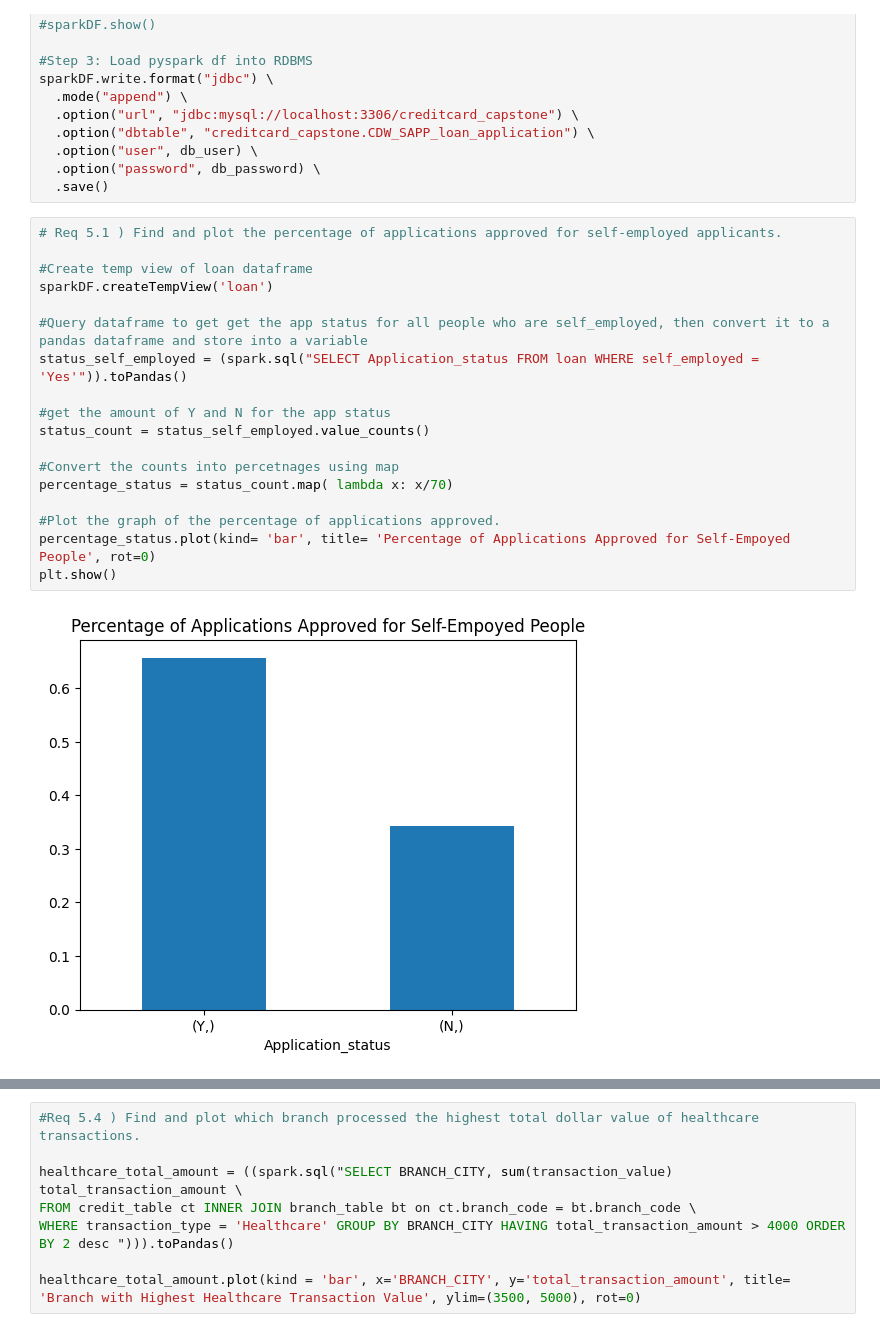
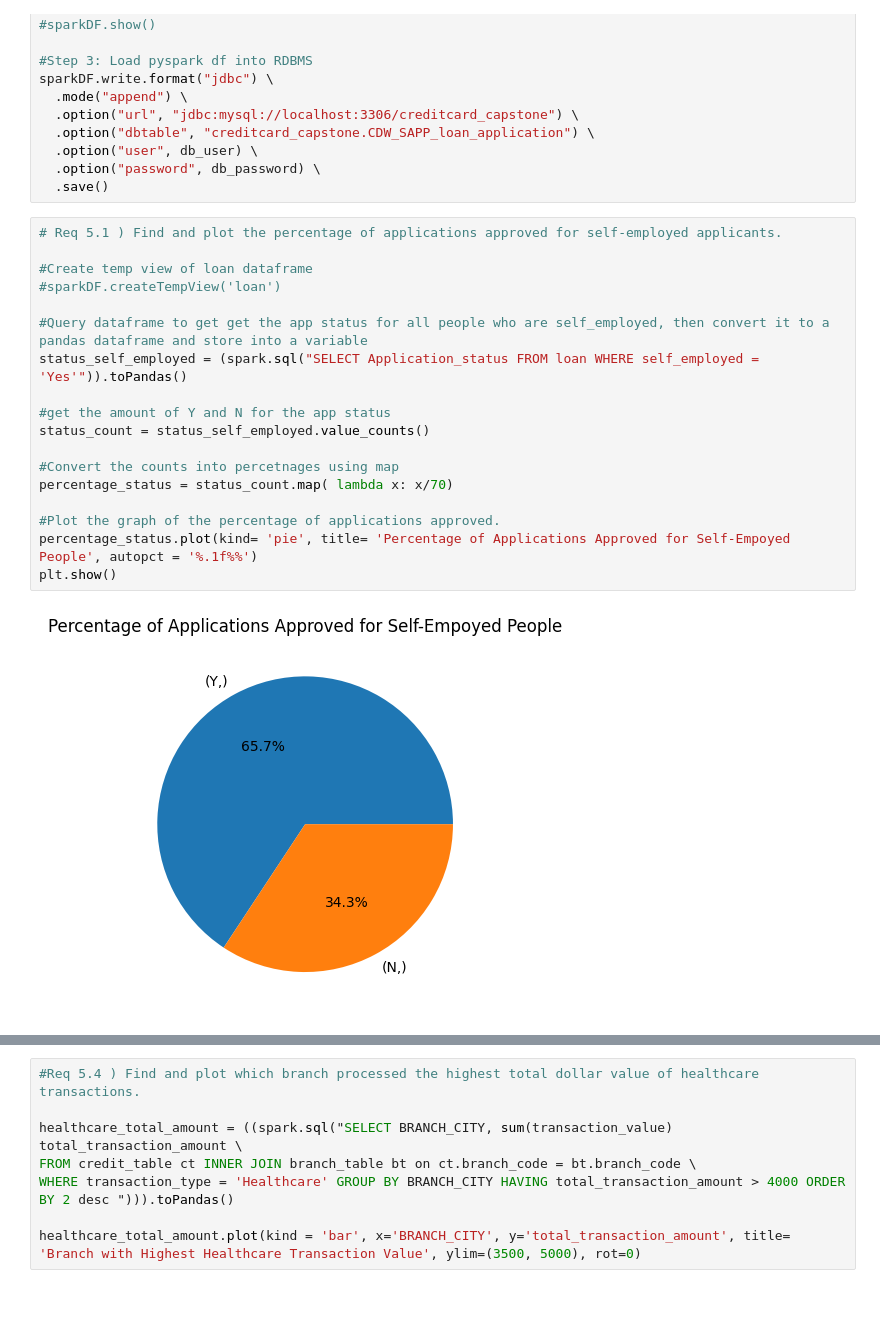
Before and after one commit to nahidnr6/Capstone, a Jupyter notebook: Capstone.ipynb, the cells around one changed output, grey strips where cells are left out. Cells and saved outputs as stored; diff of their text form; blank space fills up the shorter version.

```diff
--- a/Capstone.ipynb
+++ b/Capstone.ipynb
@@ -450,23 +452,23 @@ sparkDF.write.format("jdbc") \
 # %%
 # Req 5.1 ) Find and plot the percentage of applications approved for self-employed applicants.
 
 #Create temp view of loan dataframe
-sparkDF.createTempView('loan')
+#sparkDF.createTempView('loan')
 
 #Query dataframe to get get the app status for all people who are self_employed, then convert it to a pandas dataframe and store into a variable
 status_self_employed = (spark.sql("SELECT Application_status FROM loan WHERE self_employed = 'Yes'")).toPandas()
 
 #get the amount of Y and N for the app status
 status_count = status_self_employed.value_counts()
 
 #Convert the counts into percetnages using map
 percentage_status = status_count.map( lambda x: x/70)
 
 #Plot the graph of the percentage of applications approved.
-percentage_status.plot(kind= 'bar', title= 'Percentage of Applications Approved for Self-Empoyed People', rot=0)
+percentage_status.plot(kind= 'pie', title= 'Percentage of Applications Approved for Self-Empoyed People', autopct = '%.1f%%')
 plt.show()
 # %% [output]
-[figure, old version]
+[figure, new version]
 # %%
 #Req 5.2 ) Find the percentage of rejection for married male applicants
 status_married_male = (spark.sql("Select application_status FROM loan where (Gender = 'Male' and Married = 'Yes')")).toPandas()
```
Also changed, not shown: parts of 5 cells of this notebook, 1 other file.
